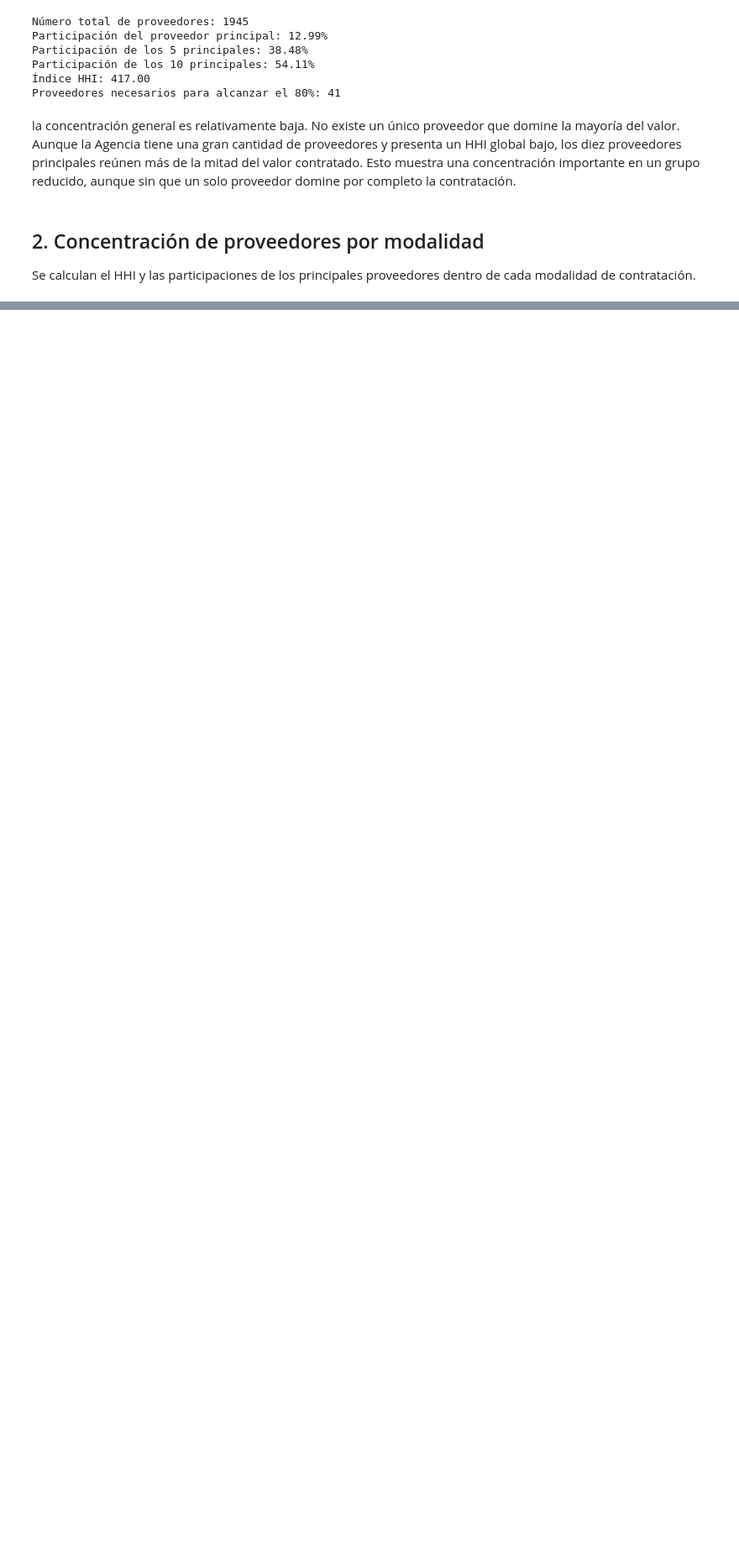
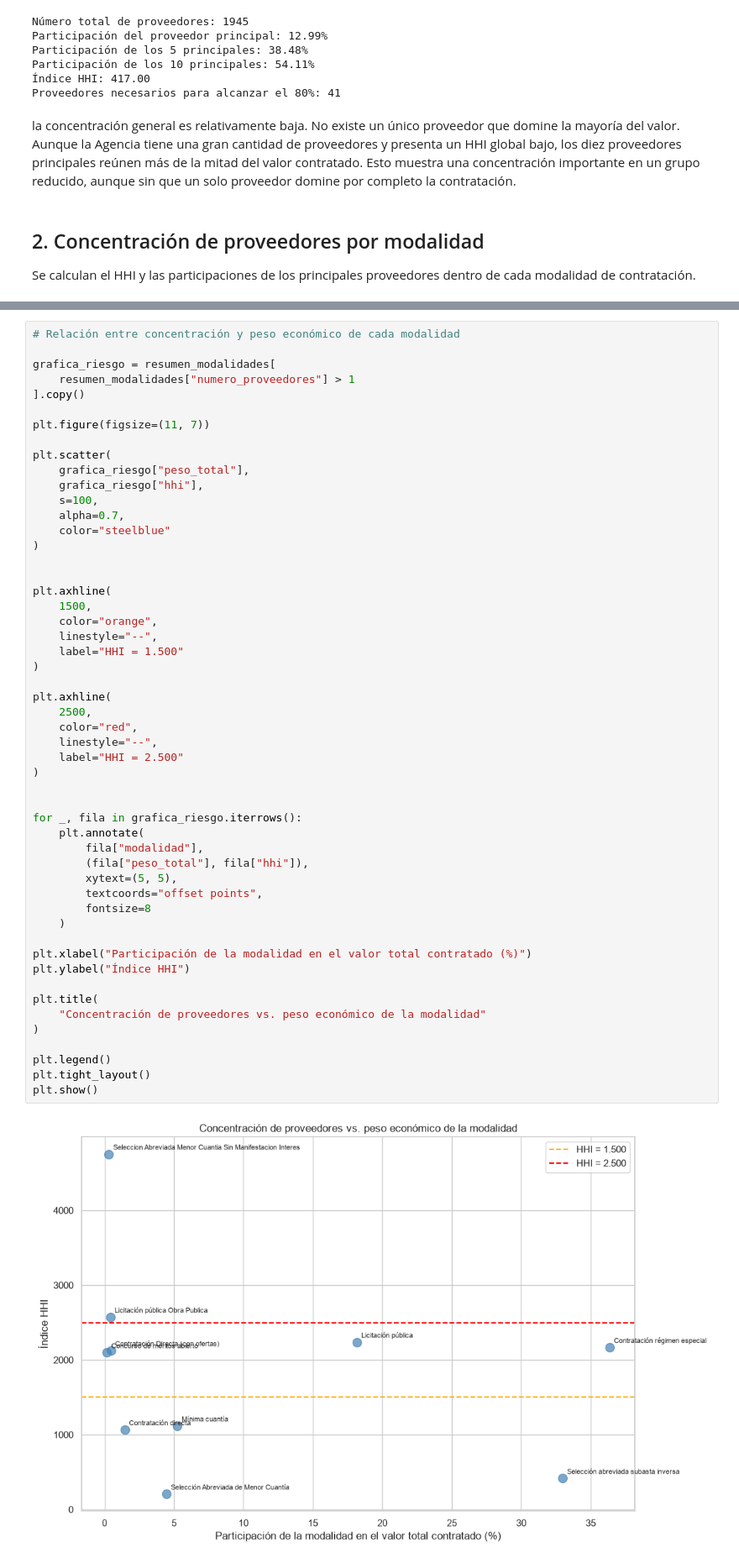
Before and after one commit to andrw4-4/proyecto1-secop-agencia-logistica, a Jupyter notebook: 03-analisis-datos/Pregunta 1 babs análisis de datos.ipynb, the cells around one changed output, grey strips where cells are left out. Shown at 84% size. Drawn from its saved outputs; the diff is of its cells as text; blank space fills up the shorter version.

Commit message:
2.5Concentración vs peso económico preg 1

```diff
--- a/03-analisis-datos/Pregunta 1 babs análisis de datos.ipynb
+++ b/03-analisis-datos/Pregunta 1 babs análisis de datos.ipynb
@@ -275,0 +278,54 @@ plt.show()
+# %%
+# Relación entre concentración y peso económico de cada modalidad
+
+grafica_riesgo = resumen_modalidades[
+    resumen_modalidades["numero_proveedores"] > 1
+].copy()
+
+plt.figure(figsize=(11, 7))
+
+plt.scatter(
+    grafica_riesgo["peso_total"],
+    grafica_riesgo["hhi"],
+    s=100,
+    alpha=0.7,
+    color="steelblue"
+)
+
+
+plt.axhline(
+    1500,
+    color="orange",
+    linestyle="--",
+    label="HHI = 1.500"
+)
+
+plt.axhline(
+    2500,
+    color="red",
+    linestyle="--",
+    label="HHI = 2.500"
+)
+
+
+for _, fila in grafica_riesgo.iterrows():
+    plt.annotate(
+        fila["modalidad"],
+        (fila["peso_total"], fila["hhi"]),
+        xytext=(5, 5),
+        textcoords="offset points",
+        fontsize=8
+    )
+
+plt.xlabel("Participación de la modalidad en el valor total contratado (%)")
+plt.ylabel("Índice HHI")
+
+plt.title(
+    "Concentración de proveedores vs. peso económico de la modalidad"
+)
+
+plt.legend()
+plt.tight_layout()
+plt.show()
+# %% [output]
+[figure, added]
```
Also changed, not shown: parts of 1 cell of this notebook.
